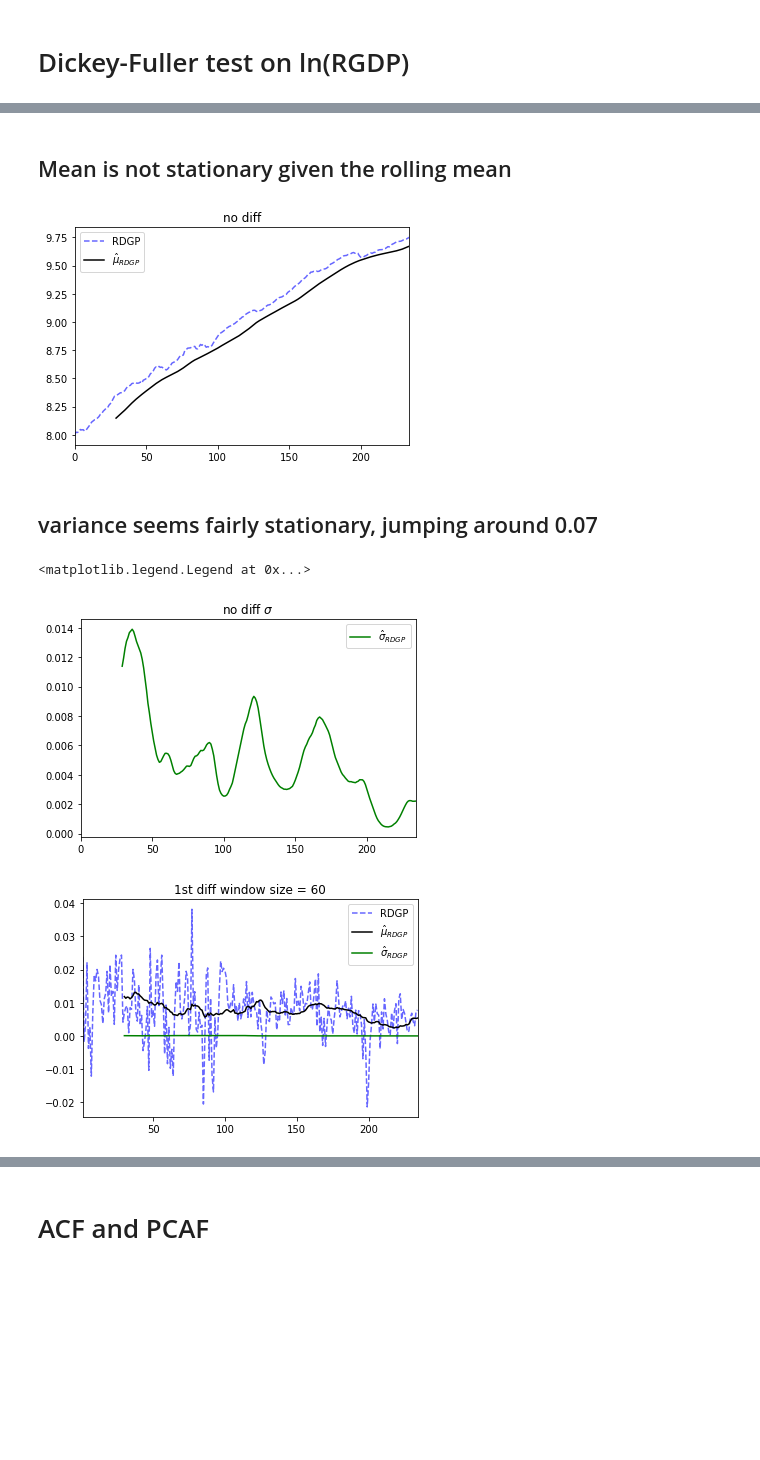
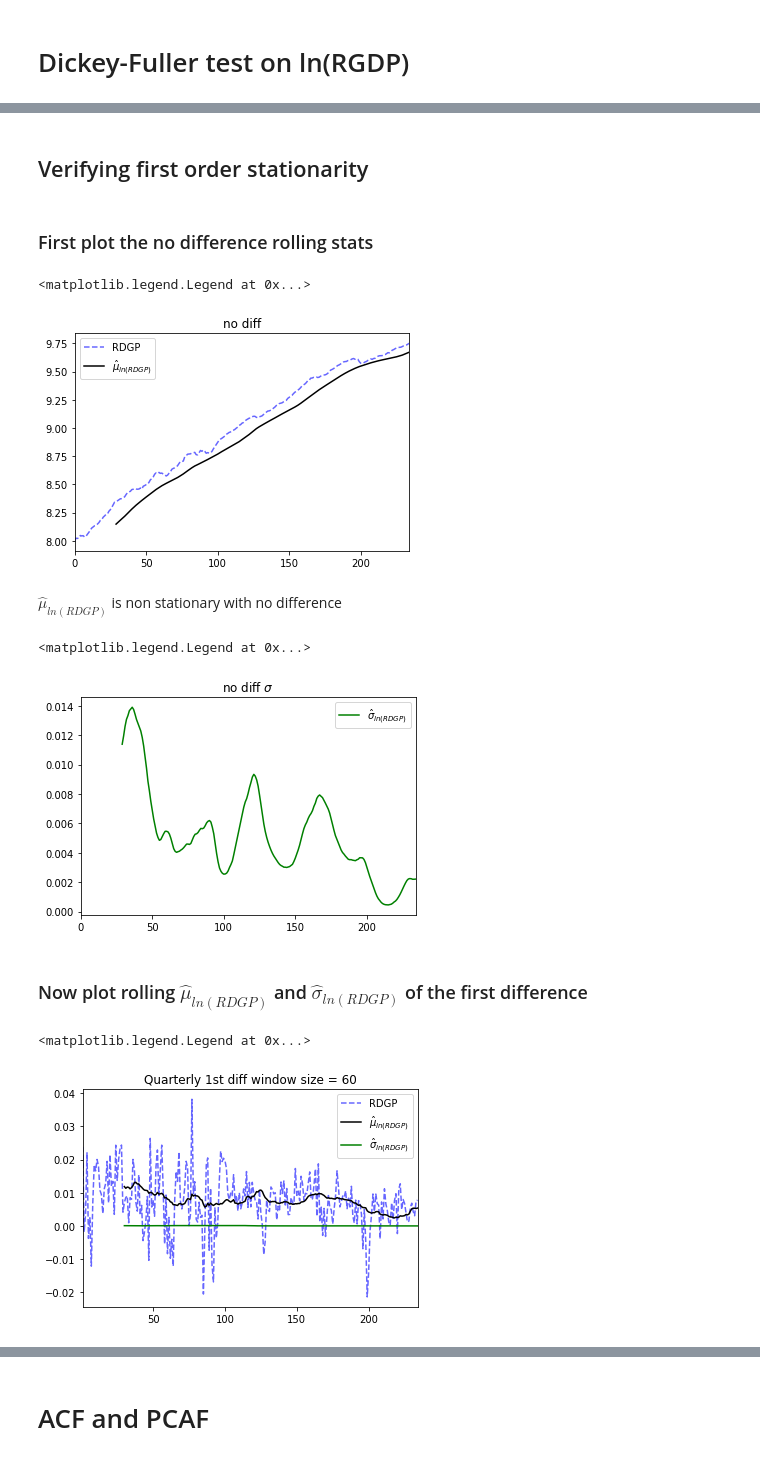
Before and after one commit to karasikHacker/econ571ps2, a Jupyter notebook: ps2.ipynb, the cells around one changed output, grey strips where cells are left out. Drawn from its saved outputs; the diff is of its cells as text; code cells hidden in the pictures; blank space fills up the shorter version.

```diff
--- a/ps2.ipynb
+++ b/ps2.ipynb
@@ -42,15 +42,15 @@ ymoney_df.shape
 (58, 7)
 # %%
 # quarterly train and test.
-q_lnM1 = np.log(qmoney_df.M1) / np.log(math.e)
-q_lnM2 = np.log(qmoney_df.M2) / np.log(math.e)
-q_X = qmoney_df.drop(['M1', 'M2', 'Year', 'Quarter', 'GDPDEF'], axis=1)
-q_X = np.log(q_X) / np.log(math.e)
-q_X = sm.add_constant(q_X)  # add a column of ones.
+qm1 = np.log(qmoney_df.M1) / np.log(math.e)
+qm2 = np.log(qmoney_df.M2) / np.log(math.e)
+qx = qmoney_df.drop(['M1', 'M2', 'Year', 'Quarter', 'GDPDEF'], axis=1)
+qx = np.log(qx) / np.log(math.e)
+#qx = sm.add_constant(qx)  # add a column of ones.
 
 #yearly train and test
-y_lnM1 = np.log(ymoney_df.M1) / np.log(math.e)
-y_lnM2 = np.log(ymoney_df.M2) / np.log(math.e)
-y_X = ymoney_df.drop(['M1', 'M2', 'Year', 'Quarter', 'GDPDEF'], axis=1)
-y_X = np.log(y_X) / np.log(math.e)
-y_X = sm.add_constant(y_X)
+ym1 = np.log(ymoney_df.M1) / np.log(math.e)
+ym2 = np.log(ymoney_df.M2) / np.log(math.e)
+yx = ymoney_df.drop(['M1', 'M2', 'Year', 'Quarter', 'GDPDEF'], axis=1)
+yx = np.log(yx) / np.log(math.e)
+#yx = sm.add_constant(yx)
@@ -97,30 +112,36 @@ Critical Values:
         5%: -2.874
         10%: -2.573
 -------------------------------
-# %% [markdown]
-## Mean is not stationary given the rolling mean
+# %% [markdown]
+## Verifying first order stationarity
+# %% [markdown]
+### First plot the no difference rolling stats
 # %%
-q_X.RGDP.plot(style='k--', c='b', alpha=0.6)
-ax = q_X.RGDP.rolling(30).mean().plot(style='k', title="no diff")
-ax.legend(['RDGP', r'$\hat{\mu}_{RDGP}$'])
-#ax.get_figure().savefig('figures/m_0diff.pdf')
+qx.RGDP.plot(style='k--', c='b', alpha=0.6)
+ax = qx.RGDP.rolling(30).mean().plot(style='k', title="no diff")
+ax.legend(['RDGP', r'$\hat{\mu}_{ln(RDGP)}$'])
+#ax.get_figure().savefig('figures/stationary_diff/m_0diff.pdf')
 # %% [output]
+<matplotlib.legend.Legend at 0x...>
-[figure, old version]
+[figure, new version]
-# %% [markdown]
-## variance seems fairly stationary, jumping around 0.07
+# %% [markdown]
+$\hat{\mu}_{ln(RDGP)}$ is non stationary with no difference
 # %%
-ax = q_X.RGDP.rolling(30).var().plot(style='g', title=r'no diff $\sigma$')
-ax.legend([r'$\hat{\sigma}_{RDGP}$'])
-#ax.get_figure().savefig('figures/s_0diff.pdf')
+ax = qx.RGDP.rolling(30).var().plot(style='g', title=r'no diff $\sigma$')
+ax.legend([r'$\hat{\sigma}_{ln(RDGP)}$'])
+#ax.get_figure().savefig('figures/stationary_diff/s_0diff.pdf')
 # %% [output]
 <matplotlib.legend.Legend at 0x...>
-[figure, old version]
+[figure, new version]
+# %% [markdown]
+### Now plot rolling $\hat{\mu}_{ln(RDGP)}$ and $\hat{\sigma}_{ln(RDGP)}$ of the first difference
 # %%
-diff1 = diff(q_X.RGDP, k_diff=1)
+diff1 = diff(qx.RGDP, k_diff=1)
 diff1.plot(style='k--', c='b', alpha=0.6)
 ax = diff1.rolling(30).mean().plot( style='k', legend=True, title=r'1st diff window size = 60')
-ax = diff1.rolling(30).var().plot( style='g', legend=True, title=r'1st diff window size = 60')
-ax.legend(['RDGP', r'$\hat{\mu}_{RDGP}$', r'$\hat{\sigma}_{RDGP}$'])
-#ax.get_figure().savefig('figures/sm_1diff.pdf')
+ax = diff1.rolling(30).var().plot( style='g', legend=True, title=r'Quarterly 1st diff window size = 60')
+ax.legend(['RDGP', r'$\hat{\mu}_{ln(RDGP)}$', r'$\hat{\sigma}_{ln(RDGP)}$'])
+#ax.get_figure().savefig('figures/stationary_diff/sm_1diff.pdf')
 # %% [output]
+<matplotlib.legend.Legend at 0x...>
-[figure, old version]
+[figure, new version]
```
Also changed, not shown: parts of 52 cells of this notebook, 26 other files.
